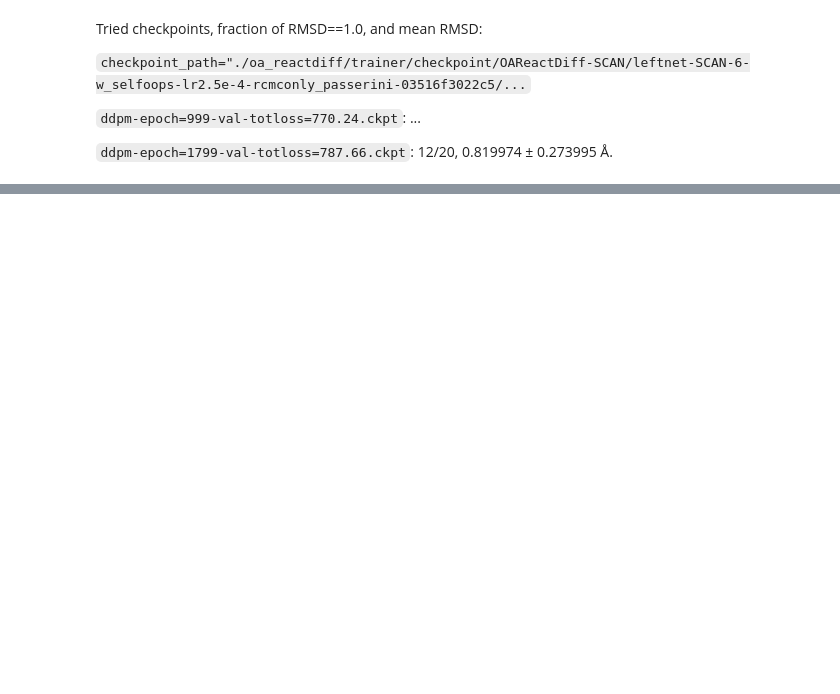
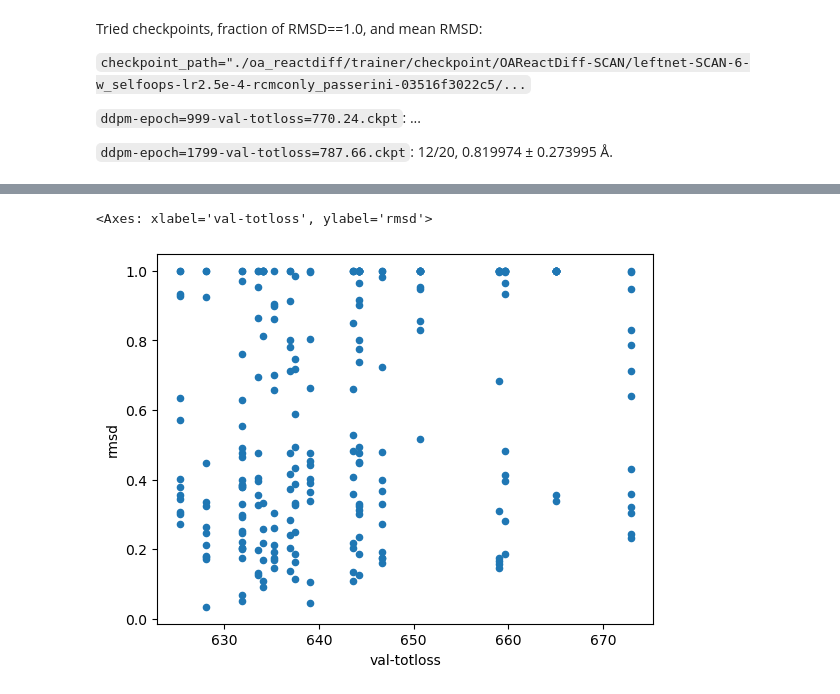
Before and after one commit to tlinjordet/SCAN-OAReactDiff, a Jupyter notebook: OA-ReactDiff-SCAN-9w_self-loops-trained_models-20250709-fixed_in_source.ipynb, the cells around one changed output, grey strips where cells are left out. Cells and saved outputs as stored; diff of their text form; code cells hidden in the pictures; blank space fills up the shorter version.

```diff
--- a/OA-ReactDiff-SCAN-9w_self-loops-trained_models-20250709-fixed_in_source.ipynb
+++ b/OA-ReactDiff-SCAN-9w_self-loops-trained_models-20250709-fixed_in_source.ipynb
@@ -782,3 +676,6 @@ rcmconly_strecker-TS7705
+# %%
+corr_plot_data = {"val-totloss":[], "rmsd":[], "rxn_id":[], "epoch":[], "checkpoint":[], "num_atoms":[]}
+per_rxn_rmsds = defaultdict(list)
 # %%
 selected_representation_triples = {}
 rs_rmsdsx = []
@@ -811,7 +708,6 @@ for i in range(len(dataset)):
         ]
         print(xh_fixed[2].shape[0])
         print(valid_pkl["reactant"]['num_atoms'][valid_idx])
-        continue
         assert xh_fixed[2].shape[0] == valid_pkl["reactant"]['num_atoms'][valid_idx]
         #ground_truth_ts = xh_fixed[1]
 
@@ -870,6 +766,12 @@ for i in range(len(dataset)):
             )
             print(f"{checkpoint_name}: {ts_rmsds[0]}")
             per_checkpoint_ts_rmsds[checkpoint_name].append(ts_rmsds[0])
+            corr_plot_data["val-totloss"].append(ckpt_vals["val-totloss"])
+            corr_plot_data["rmsd"].append(ts_rmsds[0])
+            corr_plot_data["rxn_id"].append(rxn_id)
+            corr_plot_data["checkpoint"].append(checkpoint_name)
+            corr_plot_data["num_atoms"].append(valid_pkl["reactant"]['num_atoms'][valid_idx])
+            corr_plot_data["epoch"].append(ckpt_vals["epoch"])
 
             if output_dir is not None:
                 ts_gen_xyz = xyz_block_from_node_features(out_samples[0][1], comment=f"Generated/inpainted transition state. RMSD: {str(round(ts_rmsds[0],6))} Å. By model {checkpoint_name}.")
@@ -983,0 +918,14 @@ output_dir
+# %%
+fix_epochs = []
+if len(corr_plot_data["epoch"]) == 0:
+    for checkpoint_name in corr_plot_data["checkpoint"]:
+        parts = checkpoint_name.split("-")
+        for part in parts:
+            if part[:6] == "epoch=":
+                epoch = int(part[6:])
+                fix_epochs.append(epoch)
+
+corr_plot_data["epoch"] = fix_epochs
+# %%
+df = pd.DataFrame(data=corr_plot_data)
+df
@@ -983,0 +946,5 @@ output_dir
+# %%
+df.plot(x="val-totloss", y="rmsd", kind="scatter")
+# %% [output]
+<Axes: xlabel='val-totloss', ylabel='rmsd'>
+[figure, added]
```
Also changed, not shown: parts of 26 cells of this notebook, 26 other files.
